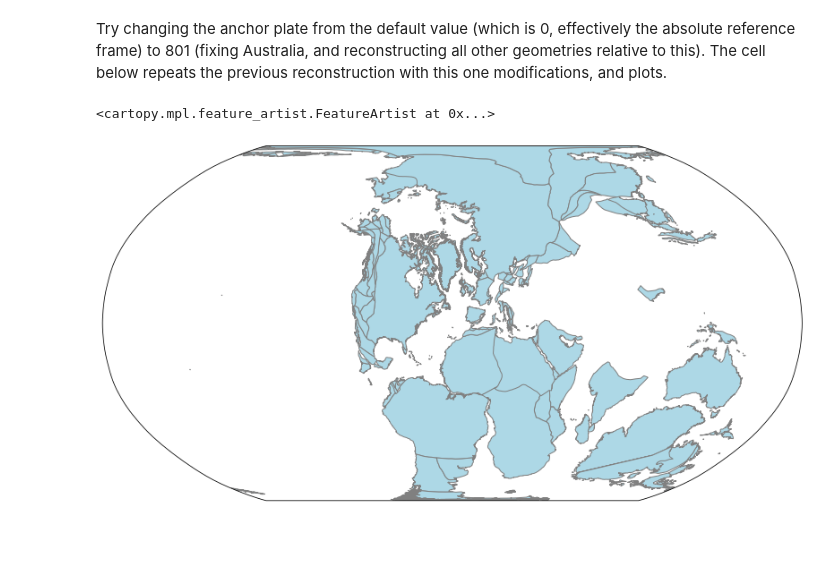
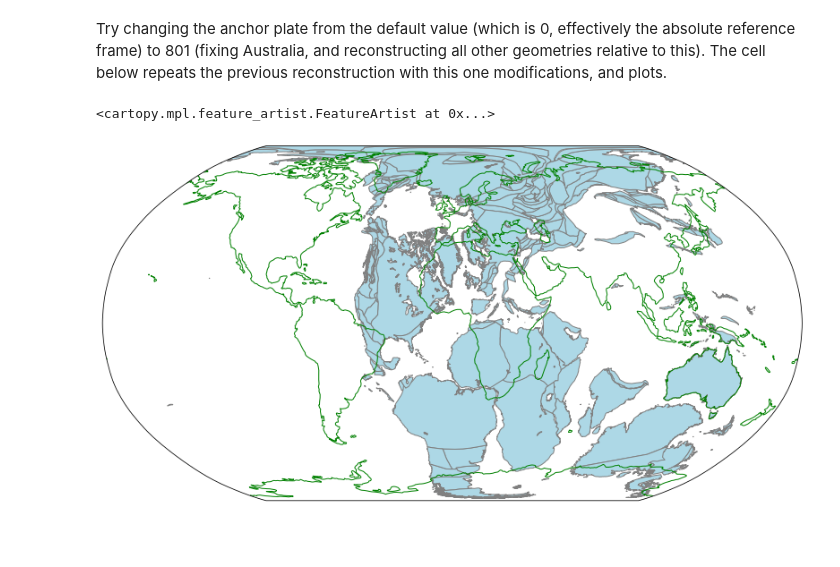
Before and after one commit to GPlates/pygplates-course-2022, a Jupyter notebook: 01-Getting-Started.ipynb, the cells around one changed output. Drawn from its saved outputs; the diff is of its cells as text; code cells hidden in the pictures; blank space fills up the shorter version.

Commit message:
start modifying for muller19 files

```diff
--- a/01-Getting-Started.ipynb
+++ b/01-Getting-Started.ipynb
@@ -52,8 +57,8 @@ Coordinates of the reconstructed point: (-50.81320047770949, 106.06856804492699)
 The next example, performs a task that should be easy to comprehend if you are familiar with the GPlates desktop software. The 'pygplates.reconstruct' function takes a feature collection and reconstructs it to a certain time, based on a given rotation file, reconstruction time, and anchor plate ID. The example below uses the coastlines and rotation file from the GPlates sample data (which you'll already have somewhere on your machine if you already have regular GPlates). The output is saved to a file whose format can be any of the GPlates supported export types (e.g. gpml, GMT, esri shapefile).
 # %%
 # Names of input files
-input_feature_filename = 'Data/Seton_etal_ESR2012_Coastlines_2012.1_Polygon.gpmlz'
-input_rotation_filename = 'Data/Seton_etal_ESR2012_2012.1.rot'
+input_feature_filename = 'Data/Global_EarthByte_GPlates_PresentDay_Coastlines.gpmlz'
+input_rotation_filename = 'Data/Muller2019-Young2019-Cao2020_CombinedRotations.rot'
 
 # Input parameters to define how the reconstruction is made
 reconstruction_time = 120.6
@@ -92,16 +99,19 @@ Try changing the anchor plate from the default value (which is 0, effectively th
 # %%
 anchor_plate = 801
 pygplates.reconstruct(input_feature_filename, input_rotation_filename,
                       output_reconstructed_feature_filename, reconstruction_time, anchor_plate)
 
 
 fig = plt.figure(figsize=(14,10))
-ax_map = fig.add_subplot(111, projection=ccrs.Robinson())
+ax = fig.add_subplot(111, projection=ccrs.Robinson())
 
 shp_coast = shpreader.Reader(output_reconstructed_feature_filename)
 ft_coast = cfeature.ShapelyFeature(shp_coast.geometries(), crs=ccrs.PlateCarree())
 
-ax_map.add_feature(ft_coast, facecolor='LightBlue', edgecolor='Grey')
+ax.add_feature(ft_coast, facecolor='LightBlue', edgecolor='Grey')
+ax.coastlines(color='g')  # plot present-day coastlines
 # %% [output]
 <cartopy.mpl.feature_artist.FeatureArtist at 0x...>
-[figure, old version]
+[figure, new version]
+# %% [markdown]
+##
```
Also changed, not shown: parts of 6 cells of this notebook.
